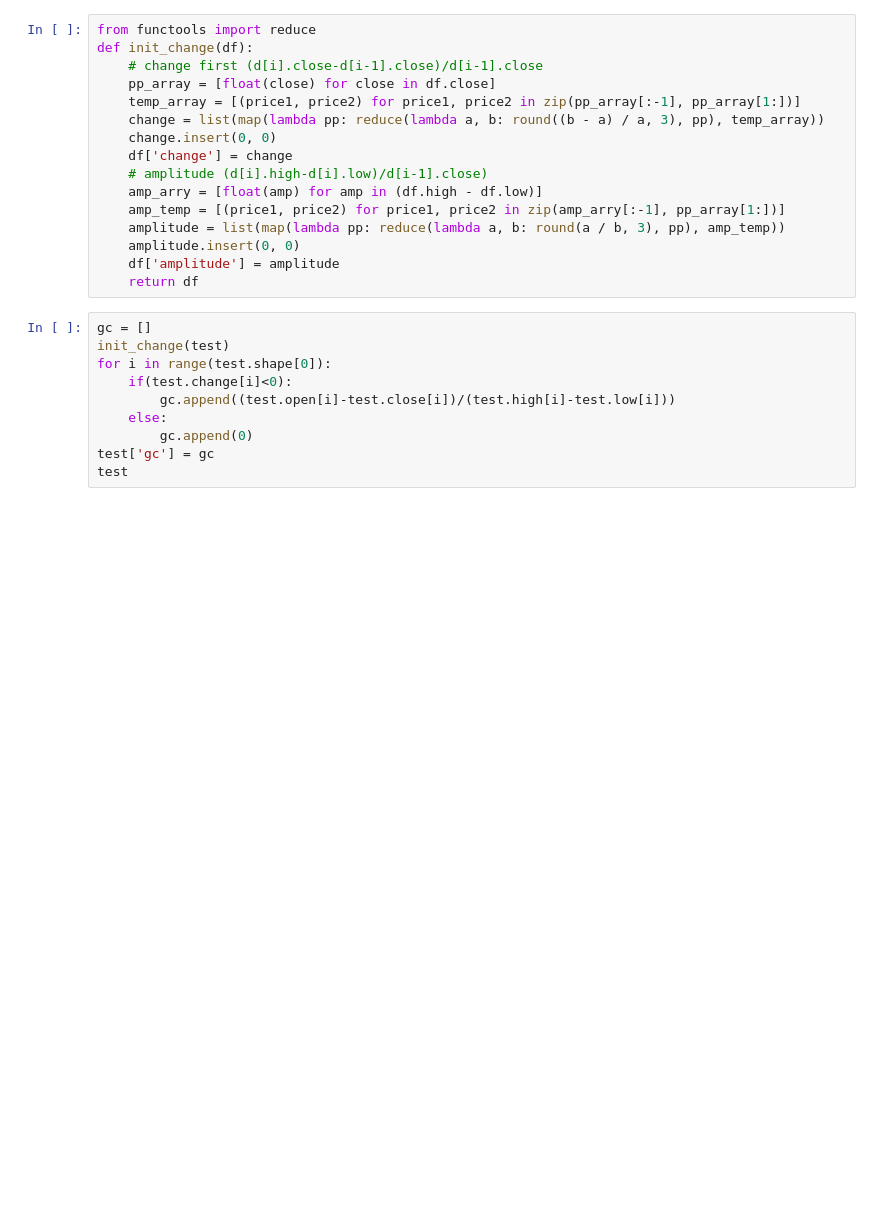
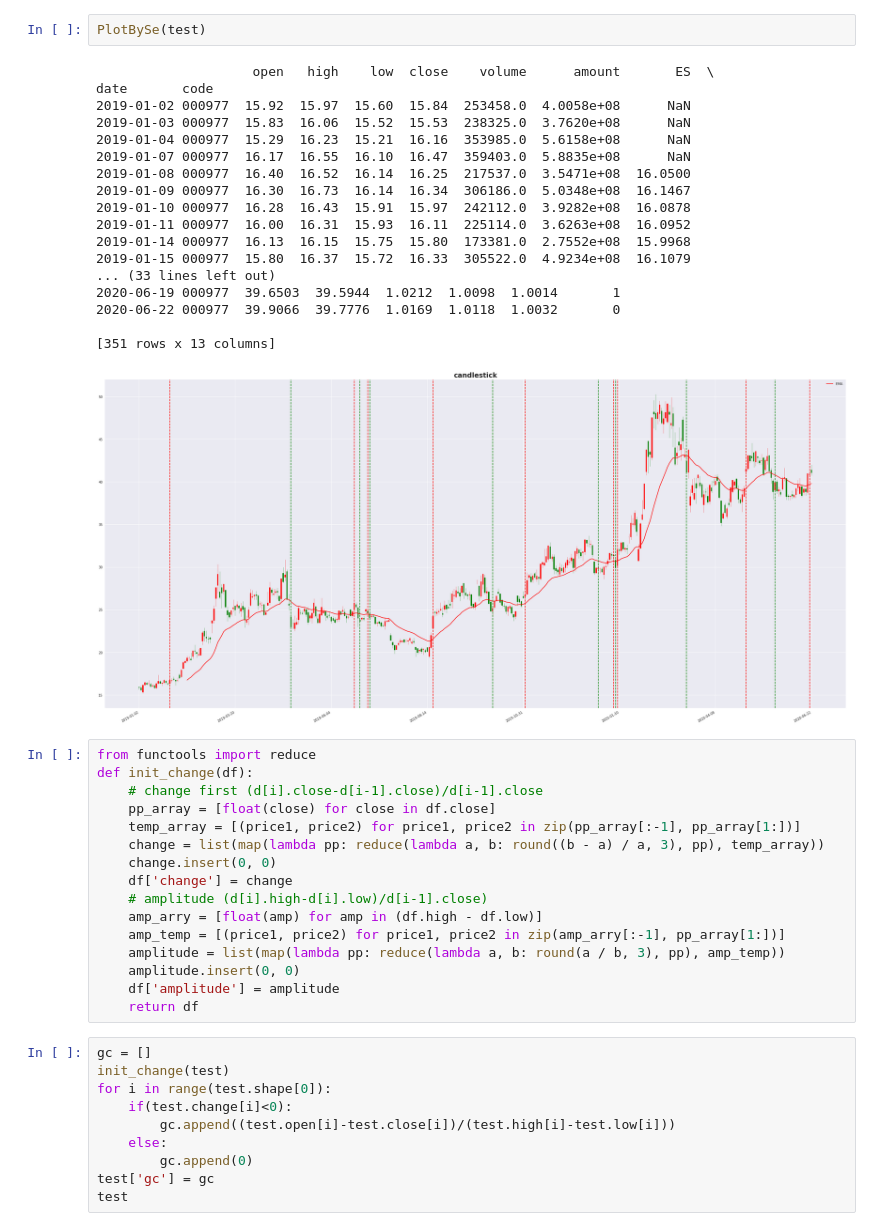
Before and after one commit to mildone/strategy, a Jupyter notebook: Untitled.ipynb, the cells around one changed output. Saved outputs shown, nothing was run; the diff lists cells and outputs as text; blank space fills up the shorter version.

```diff
--- a/Untitled.ipynb
+++ b/Untitled.ipynb
@@ -30,3 +159,24 @@ test = QA.QA_fetch_stock_day_adv('000977','2020-01-01','2020-06-22').data
+# %%
+PlotBySe(test)
+# %% [output]
+                    open   high    low  close    volume      amount       ES  \
+date       code
+2019-01-02 000977  15.92  15.97  15.60  15.84  253458.0  4.0058e+08      NaN
+2019-01-03 000977  15.83  16.06  15.52  15.53  238325.0  3.7620e+08      NaN
+2019-01-04 000977  15.29  16.23  15.21  16.16  353985.0  5.6158e+08      NaN
+2019-01-07 000977  16.17  16.55  16.10  16.47  359403.0  5.8835e+08      NaN
+2019-01-08 000977  16.40  16.52  16.14  16.25  217537.0  3.5471e+08  16.0500
+2019-01-09 000977  16.30  16.73  16.14  16.34  306186.0  5.0348e+08  16.1467
+2019-01-10 000977  16.28  16.43  15.91  15.97  242112.0  3.9282e+08  16.0878
+2019-01-11 000977  16.00  16.31  15.93  16.11  225114.0  3.6263e+08  16.0952
+2019-01-14 000977  16.13  16.15  15.75  15.80  173381.0  2.7552e+08  15.9968
+2019-01-15 000977  15.80  16.37  15.72  16.33  305522.0  4.9234e+08  16.1079
+... (33 lines left out)
+2020-06-19 000977  39.6503  39.5944  1.0212  1.0098  1.0014       1
+2020-06-22 000977  39.9066  39.7776  1.0169  1.0118  1.0032       0
+
+[351 rows x 13 columns]
+[figure, added]
 # %%
 from functools import reduce
 def init_change(df):
```
Also changed, not shown: parts of 6 cells of this notebook, 2 other files.
